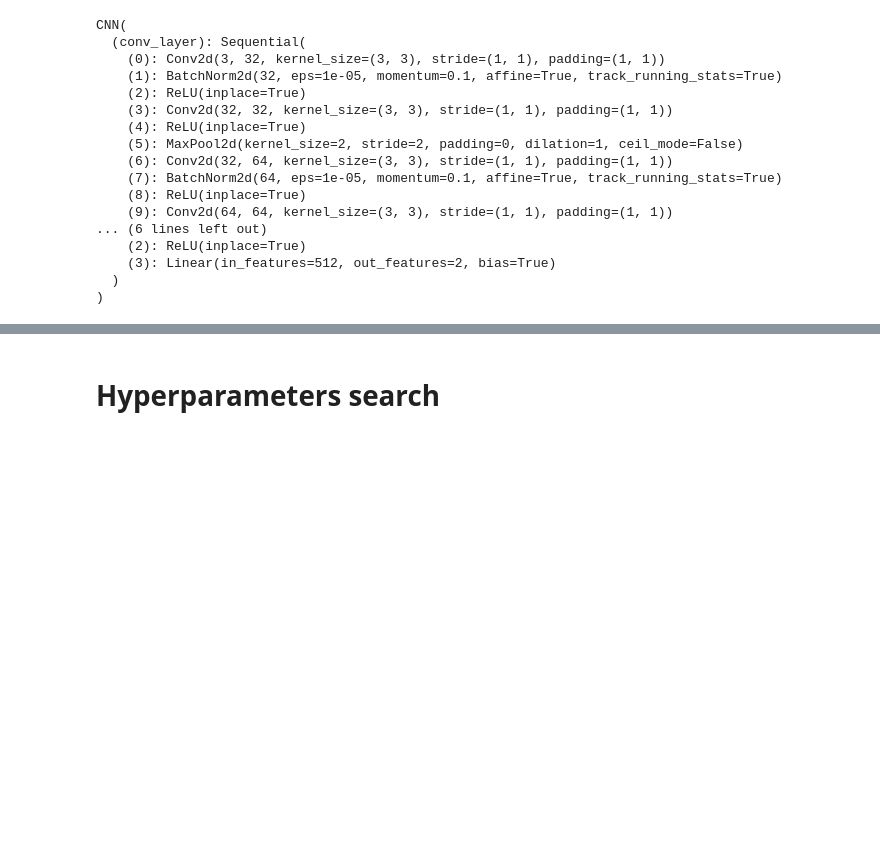
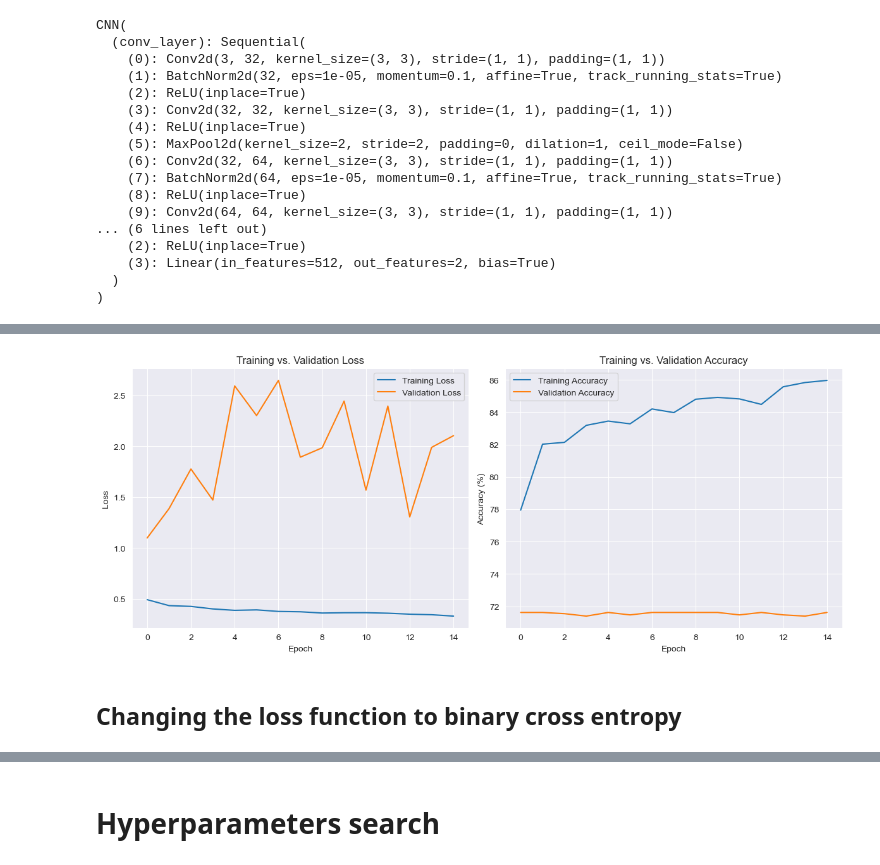
Before and after one commit to orcunkarabicak/DeepLearning, a Jupyter notebook: Pre-processing_stratified.ipynb, the cells around one changed output, grey strips where cells are left out. Saved outputs shown, nothing was run; the diff lists cells and outputs as text; code cells hidden in the pictures; blank space fills up the shorter version.

```diff
--- a/Pre-processing_stratified.ipynb
+++ b/Pre-processing_stratified.ipynb
@@ -425,0 +518,15 @@ Execution time: 05:32
+# %%
+# Hyperparameters
+batch_size = 16
+subset_ratio = 0.03  # Reduced dataset size for quicker training
+
+epochs = 15
+learning_rate = 0.001
+# %%
+model = CNN().to(device)
+optimizer = optim.Adam(model.parameters(), lr=learning_rate, weight_decay=1e-4) # L2 regularization
+criterion = nn.CrossEntropyLoss(weight=class_weights)
+
+train_losses, train_accuracies, validation_losses, validation_accuracies = train_and_validate(model, train_loader, val_loader, criterion, optimizer, epochs, device)
+plot_metrics(train_losses, train_accuracies, validation_losses, validation_accuracies)
+# %% [output]
@@ -425,0 +550,3 @@ Execution time: 05:32
+[figure, added]
+# %% [markdown]
+## Changing the loss function to binary cross entropy
```
Also changed, not shown: parts of 31 cells of this notebook.
